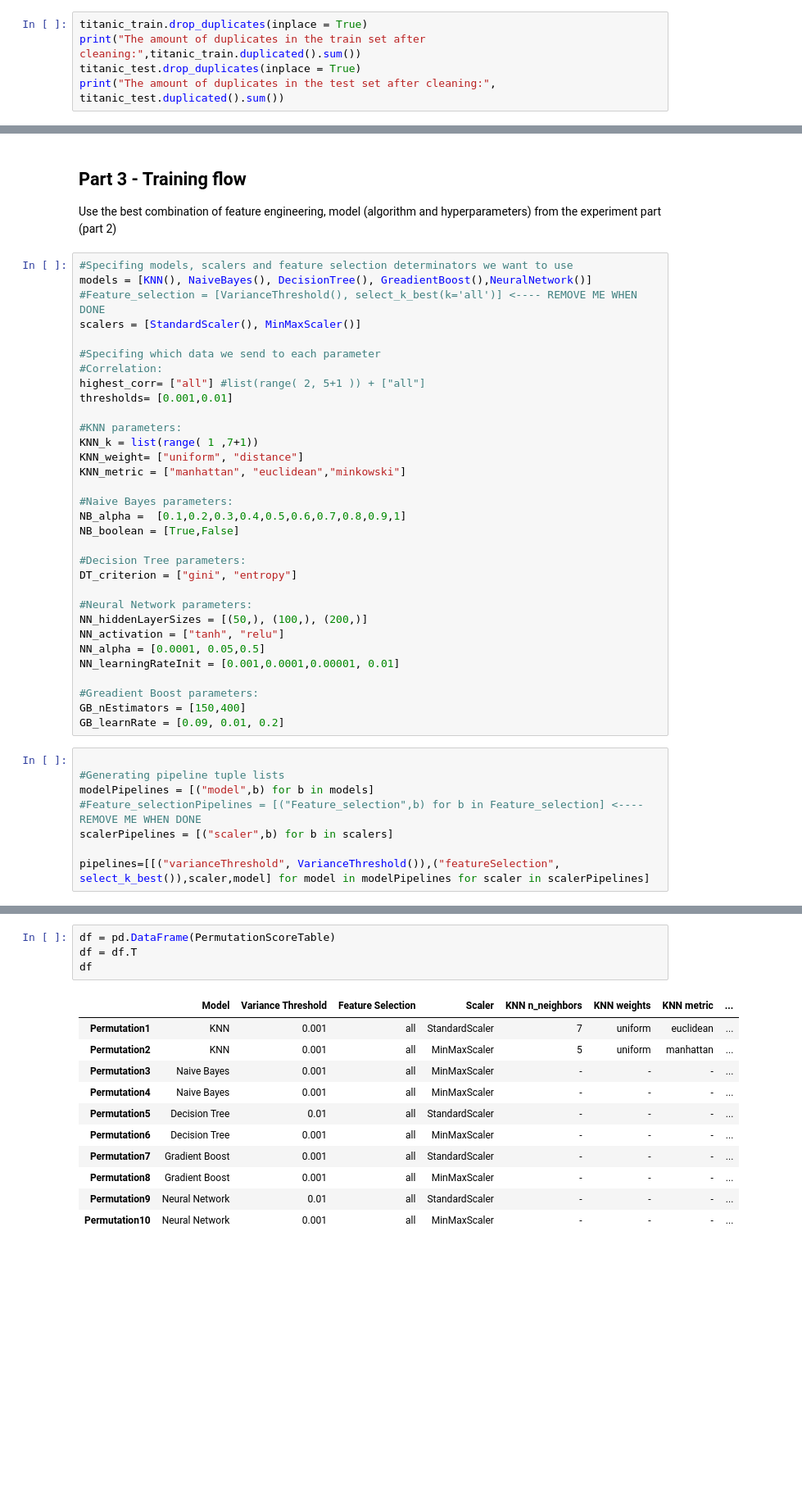
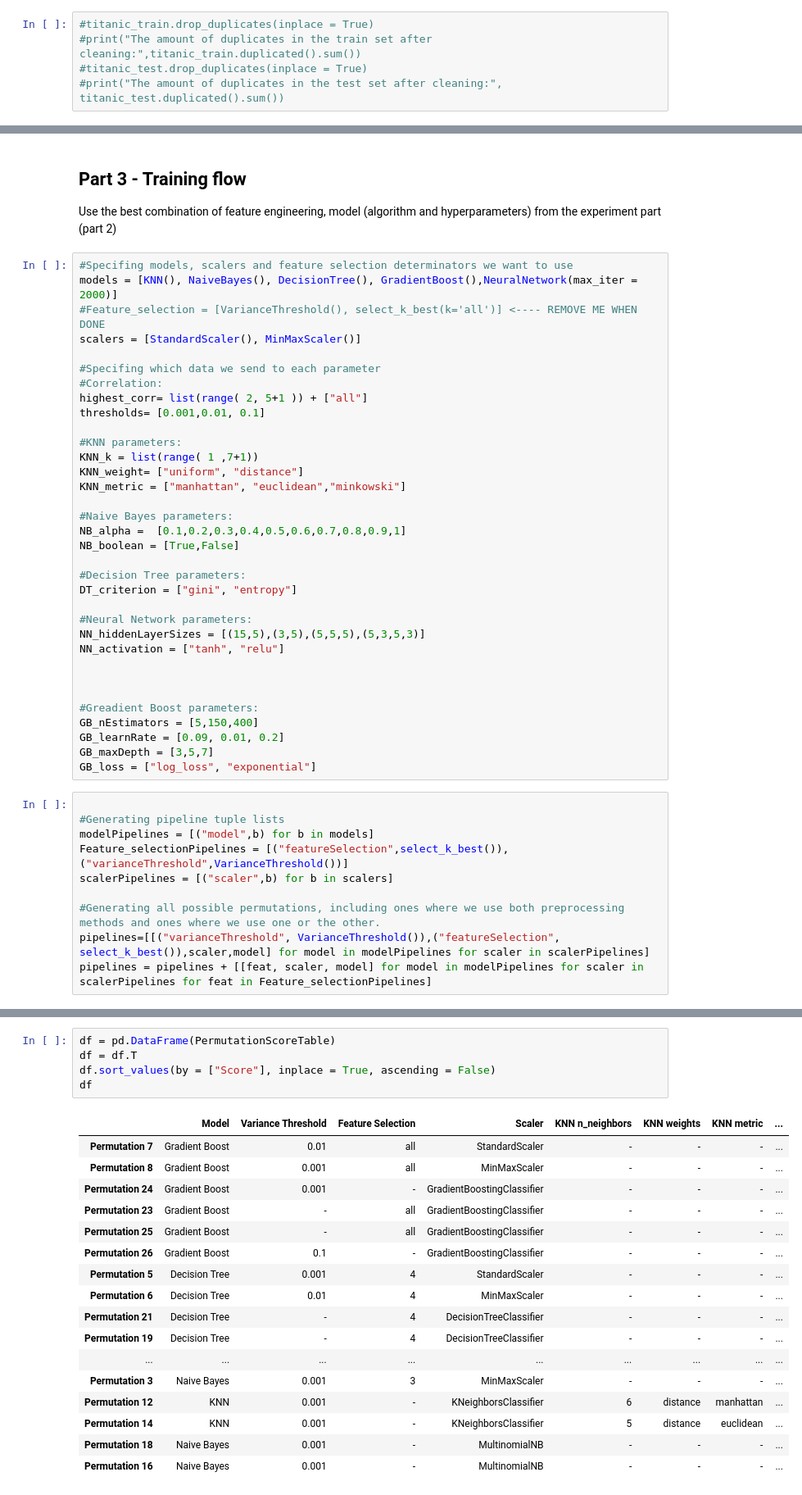
Before and after one commit to David-Saadia/supervised-learning-flow-SoloBranch, a Jupyter notebook: supervised_learning_flow.ipynb, the cells around one changed output, grey strips where cells are left out. Shown at 82% size. Saved outputs shown, nothing was run; the diff lists cells and outputs as text; blank space fills up the shorter version.

```diff
--- a/supervised_learning_flow.ipynb
+++ b/supervised_learning_flow.ipynb
@@ -115,7 +105,7 @@ The amount of duplicates in the test set before cleaning: 12
 # %% [markdown]
 There are 80 duplicates in the train dataset, and 12 in the test set, therefore we remove them.
 # %%
-titanic_train.drop_duplicates(inplace = True)
-print("The amount of duplicates in the train set after cleaning:",titanic_train.duplicated().sum())
-titanic_test.drop_duplicates(inplace = True)
-print("The amount of duplicates in the test set after cleaning:", titanic_test.duplicated().sum())
+#titanic_train.drop_duplicates(inplace = True)
+#print("The amount of duplicates in the train set after cleaning:",titanic_train.duplicated().sum())
+#titanic_test.drop_duplicates(inplace = True)
+#print("The amount of duplicates in the test set after cleaning:", titanic_test.duplicated().sum())
@@ -237,14 +218,14 @@ plt.show()
 Use the best combination of feature engineering, model (algorithm and hyperparameters) from the experiment part (part 2)
 # %%
 #Specifing models, scalers and feature selection determinators we want to use
-models = [KNN(), NaiveBayes(), DecisionTree(), GreadientBoost(),NeuralNetwork()]
+models = [KNN(), NaiveBayes(), DecisionTree(), GradientBoost(),NeuralNetwork(max_iter = 2000)]
 #Feature_selection = [VarianceThreshold(), select_k_best(k='all')] <---- REMOVE ME WHEN DONE
 scalers = [StandardScaler(), MinMaxScaler()]
 
 #Specifing which data we send to each parameter
 #Correlation:
-highest_corr= ["all"] #list(range( 2, 5+1 )) + ["all"]
-thresholds= [0.001,0.01]
+highest_corr= list(range( 2, 5+1 )) + ["all"]
+thresholds= [0.001,0.01, 0.1]
 
 #KNN parameters:
 KNN_k = list(range( 1 ,7+1))
@@ -259,22 +240,26 @@ NB_boolean = [True,False]
 DT_criterion = ["gini", "entropy"]
 
 #Neural Network parameters:
-NN_hiddenLayerSizes = [(50,), (100,), (200,)]
+NN_hiddenLayerSizes = [(15,5),(3,5),(5,5,5),(5,3,5,3)]
 NN_activation = ["tanh", "relu"]
-NN_alpha = [0.0001, 0.05,0.5]
-NN_learningRateInit = [0.001,0.0001,0.00001, 0.01]
+
+
 
 #Greadient Boost parameters:
-GB_nEstimators = [150,400]
+GB_nEstimators = [5,150,400]
 GB_learnRate = [0.09, 0.01, 0.2]
+GB_maxDepth = [3,5,7]
+GB_loss = ["log_loss", "exponential"]
 # %%
 
 #Generating pipeline tuple lists
 modelPipelines = [("model",b) for b in models]
-#Feature_selectionPipelines = [("Feature_selection",b) for b in Feature_selection] <---- REMOVE ME WHEN DONE
+Feature_selectionPipelines = [("featureSelection",select_k_best()),("varianceThreshold",VarianceThreshold())]
 scalerPipelines = [("scaler",b) for b in scalers]
 
+#Generating all possible permutations, including ones where we use both preprocessing methods and ones where we use one or the other.
 pipelines=[[("varianceThreshold", VarianceThreshold()),("featureSelection", select_k_best()),scaler,model] for model in modelPipelines for scaler in scalerPipelines]
+pipelines = pipelines + [[feat, scaler, model] for model in modelPipelines for scaler in scalerPipelines for feat in Feature_selectionPipelines]
 # %%
 BestScoreOverall = 0
 BestModelOverall = None
@@ -408,16 +394,23 @@ Best model is:  Pipeline(steps=[('varianceThreshold', VarianceThreshold(threshol
 # %%
 df = pd.DataFrame(PermutationScoreTable)
 df = df.T
+df.sort_values(by = ["Score"], inplace = True, ascending = False)
 df
 # %% [output]
 |  | Model | Variance Threshold | Feature Selection | Scaler | KNN n_neighbors | KNN weights | KNN metric | ... |
-| Permutation1 | KNN | 0.001 | all | StandardScaler | 7 | uniform | euclidean | ... |
-| Permutation2 | KNN | 0.001 | all | MinMaxScaler | 5 | uniform | manhattan | ... |
-| Permutation3 | Naive Bayes | 0.001 | all | MinMaxScaler | - | - | - | ... |
-| Permutation4 | Naive Bayes | 0.001 | all | MinMaxScaler | - | - | - | ... |
-| Permutation5 | Decision Tree | 0.01 | all | StandardScaler | - | - | - | ... |
-| Permutation6 | Decision Tree | 0.001 | all | MinMaxScaler | - | - | - | ... |
-| Permutation7 | Gradient Boost | 0.001 | all | StandardScaler | - | - | - | ... |
-| Permutation8 | Gradient Boost | 0.001 | all | MinMaxScaler | - | - | - | ... |
-| Permutation9 | Neural Network | 0.01 | all | StandardScaler | - | - | - | ... |
-| Permutation10 | Neural Network | 0.001 | all | MinMaxScaler | - | - | - | ... |
+| Permutation 7 | Gradient Boost | 0.01 | all | StandardScaler | - | - | - | ... |
+| Permutation 8 | Gradient Boost | 0.001 | all | MinMaxScaler | - | - | - | ... |
+| Permutation 24 | Gradient Boost | 0.001 | - | GradientBoostingClassifier | - | - | - | ... |
+| Permutation 23 | Gradient Boost | - | all | GradientBoostingClassifier | - | - | - | ... |
+| Permutation 25 | Gradient Boost | - | all | GradientBoostingClassifier | - | - | - | ... |
+| Permutation 26 | Gradient Boost | 0.1 | - | GradientBoostingClassifier | - | - | - | ... |
+| Permutation 5 | Decision Tree | 0.001 | 4 | StandardScaler | - | - | - | ... |
+| Permutation 6 | Decision Tree | 0.01 | 4 | MinMaxScaler | - | - | - | ... |
+| Permutation 21 | Decision Tree | - | 4 | DecisionTreeClassifier | - | - | - | ... |
+| Permutation 19 | Decision Tree | - | 4 | DecisionTreeClassifier | - | - | - | ... |
+| ... | ... | ... | ... | ... | ... | ... | ... | ... |
+| Permutation 3 | Naive Bayes | 0.001 | 3 | MinMaxScaler | - | - | - | ... |
+| Permutation 12 | KNN | 0.001 | - | KNeighborsClassifier | 6 | distance | manhattan | ... |
+| Permutation 14 | KNN | 0.001 | - | KNeighborsClassifier | 5 | distance | euclidean | ... |
+| Permutation 18 | Naive Bayes | 0.001 | - | MultinomialNB | - | - | - | ... |
+| Permutation 16 | Naive Bayes | 0.001 | - | MultinomialNB | - | - | - | ... |
```
Also changed, not shown: parts of 23 cells of this notebook.
